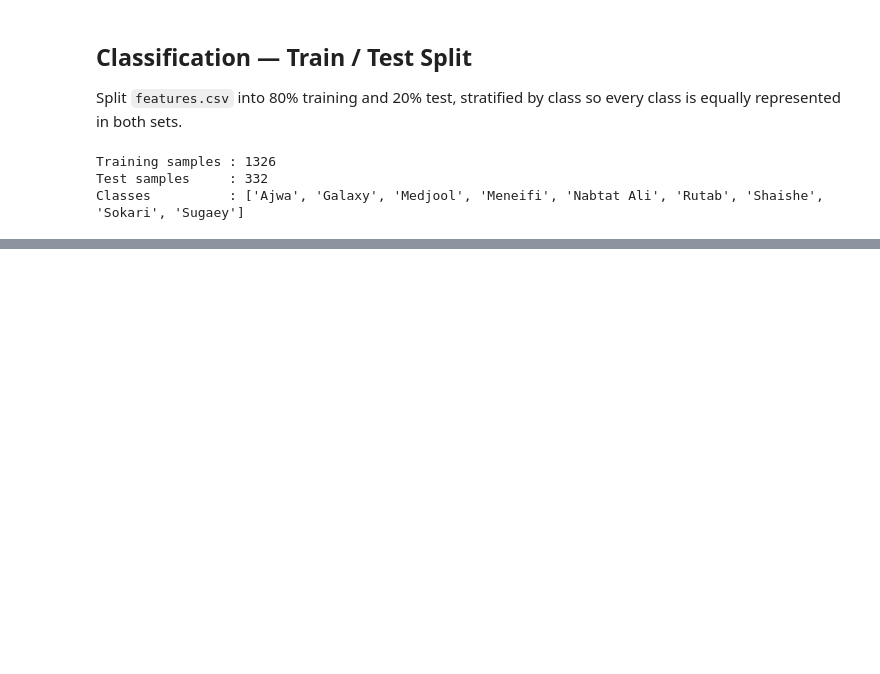
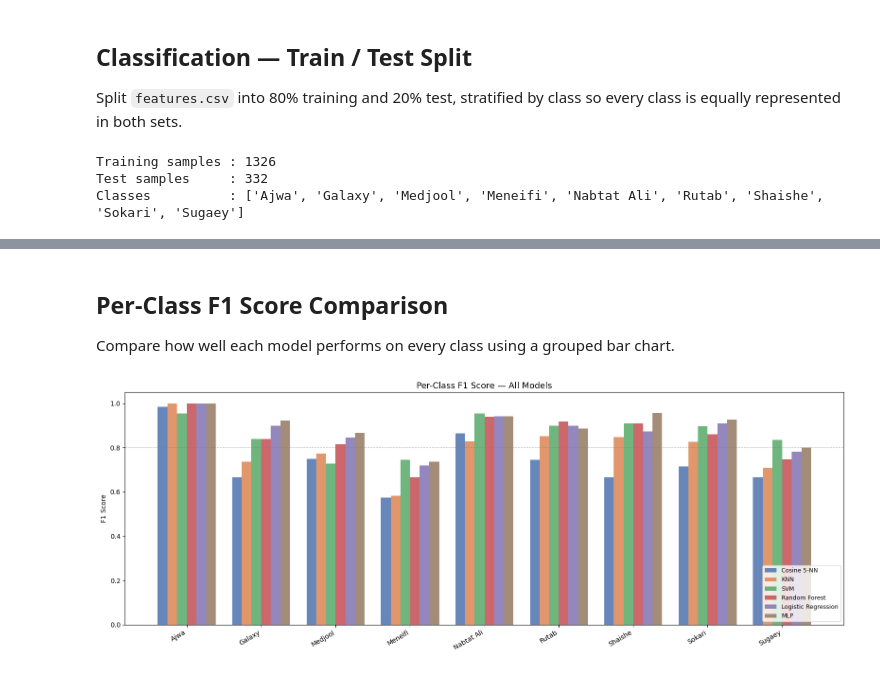
Before and after one commit to HeyImDeia/Dates-Fruits-Image, a Jupyter notebook: download_dataset.ipynb, the cells around one changed output, grey strips where cells are left out. Saved outputs shown, nothing was run; the diff lists cells and outputs as text; code cells hidden in the pictures; blank space fills up the shorter version.

```diff
--- a/download_dataset.ipynb
+++ b/download_dataset.ipynb
@@ -574,0 +705,34 @@ weighted avg       0.81      0.81      0.81       332
+# %% [markdown]
+## Per-Class F1 Score Comparison
+
+Compare how well each model performs on every class using a grouped bar chart.
+# %%
+from sklearn.metrics import f1_score
+import matplotlib.pyplot as plt
+import numpy as np
+
+model_f1s = {
+    name: f1_score(y_test, preds, average=None, labels=range(len(class_names)))
+    for name, (_, preds) in all_models.items()
+}
+
+x = np.arange(len(class_names))
+n = len(model_f1s)
+width = 0.13
+colors = ["#4C72B0", "#DD8452", "#55A868", "#C44E52", "#8172B2", "#937860"]
+
+fig, ax = plt.subplots(figsize=(16, 6))
+for i, (name, f1s) in enumerate(model_f1s.items()):
+    ax.bar(x + i * width - (n - 1) * width / 2, f1s, width, label=name, color=colors[i], alpha=0.85)
+
+ax.set_xticks(x)
+ax.set_xticklabels(class_names, rotation=30, ha="right", fontsize=10)
+ax.set_ylabel("F1 Score")
+ax.set_ylim(0, 1.05)
+ax.set_title("Per-Class F1 Score — All Models", fontsize=13)
+ax.legend(loc="lower right", fontsize=9)
+ax.axhline(0.8, color="gray", linestyle="--", linewidth=0.8, alpha=0.6)
+plt.tight_layout()
+plt.show()
+# %% [output]
+[figure, added]
```
Also changed, not shown: parts of 15 cells of this notebook, 2 other files.
